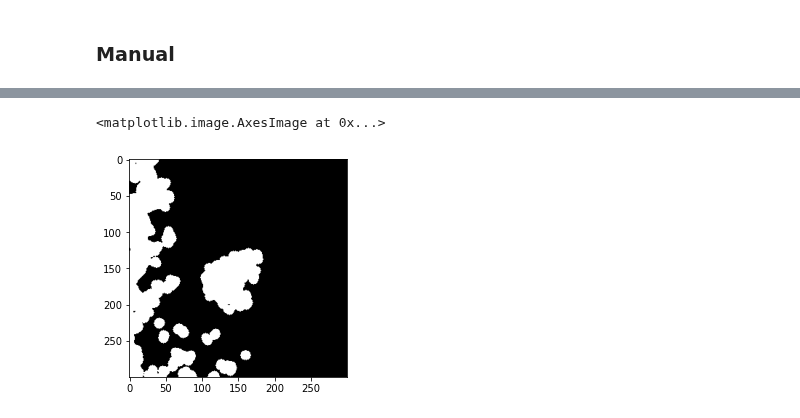
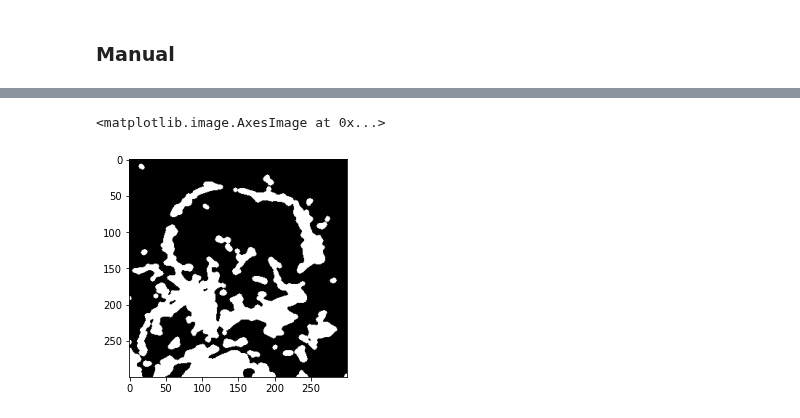
Before and after one commit to julielhagen/First-Year-Project, a Jupyter notebook: Segmentation.ipynb, the cells around one changed output, grey strips where cells are left out. Drawn from its saved outputs; the diff is of its cells as text; code cells hidden in the pictures.

```diff
--- a/Segmentation.ipynb
+++ b/Segmentation.ipynb
@@ -177,12 +157,12 @@ paths_sek = labels[mask_sek,1]
 
 paths = [paths_ack, paths_bcc, paths_mel, paths_nev, paths_scc, paths_sek]
 # %%
-images_sek = []
+images_ack = []
 
-for im_path in paths_sek:
-    image = prep_im(im_path, "imgs_sek/", output_shape = (300,300))
+for im_path in paths_ack:
+    image = prep_im(im_path, "imgs_ack/", output_shape = (300,300))
     arr = np.asarray(image)
-    images_sek.append(arr)
+    images_ack.append(arr)
 # %% [markdown]
 ### Segmentation of MEL
 # %%
@@ -262,0 +233,5 @@ plt.imshow(im)
+# %%
+index = paths_ack.index('PAT_2122_4642_204.png') #('PAT_846_1607_895.png')
+im = images_ack[index]
+
+plt.imshow(im)
@@ -282,12 +260,12 @@ plt.imshow(im_mask, cmap='gray')
 # %%
-im_rgb_mask = (gaussian(im[:,:,0]*256,1)<val0-12) # | (gaussian(im[:,:,2]*256,0)<val2)
-#im_rgb_mask = (gaussian(im[:,:,1]*256,1)<val1-5)
-#im_rgb_mask = (gaussian(im[:,:,2]*256,2)<val2-10)
+im_rgb_mask = (gaussian(im[:,:,0]*256,2)<val0) #| (gaussian(im[:,:,2]*256,2)>val2+15)
+#im_rgb_mask = (gaussian(im[:,:,1]*256,2)<val1)
+#im_rgb_mask = (gaussian(im[:,:,2]*256,2)<val2)
 
-struct_el = morphology.disk(6)
+struct_el = morphology.disk(3)
 im_rgb_mask = morphology.binary_opening(im_rgb_mask, struct_el)
 
 plt.imshow(im_rgb_mask, cmap='gray')
 # %% [output]
 <matplotlib.image.AxesImage at 0x...>
-[figure, old version]
+[figure, new version]
```
Also changed, not shown: parts of 29 cells of this notebook, 1 other file.
